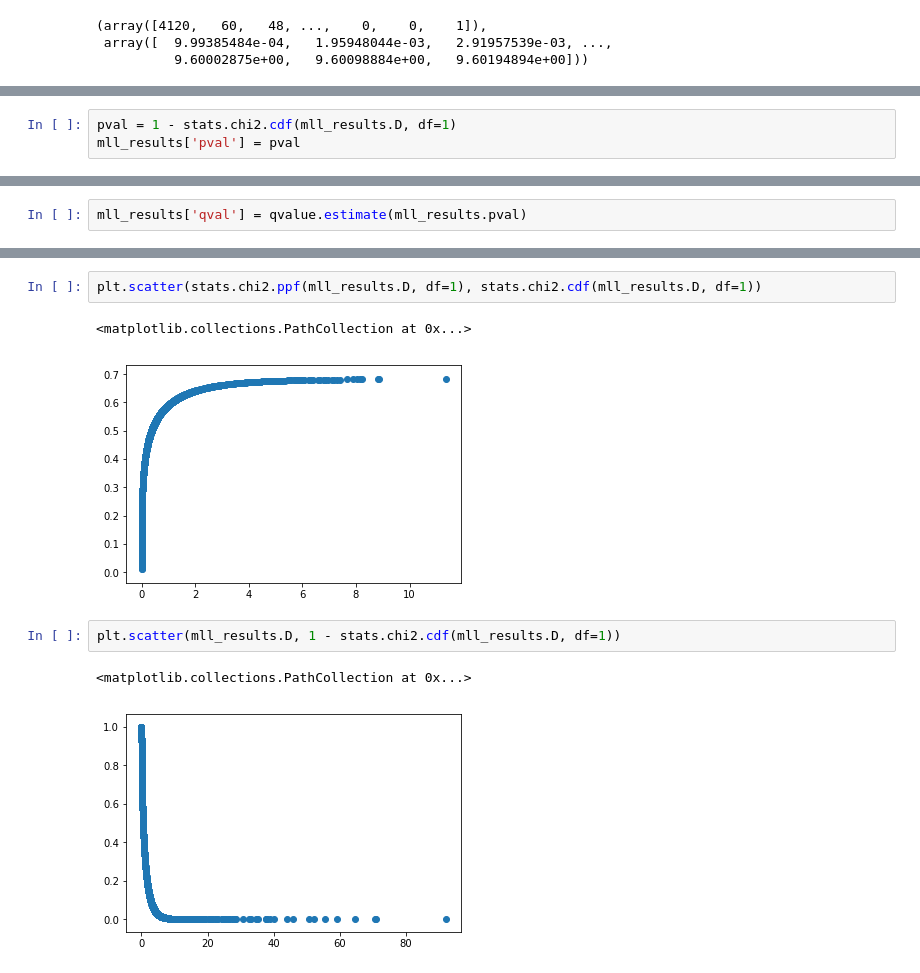
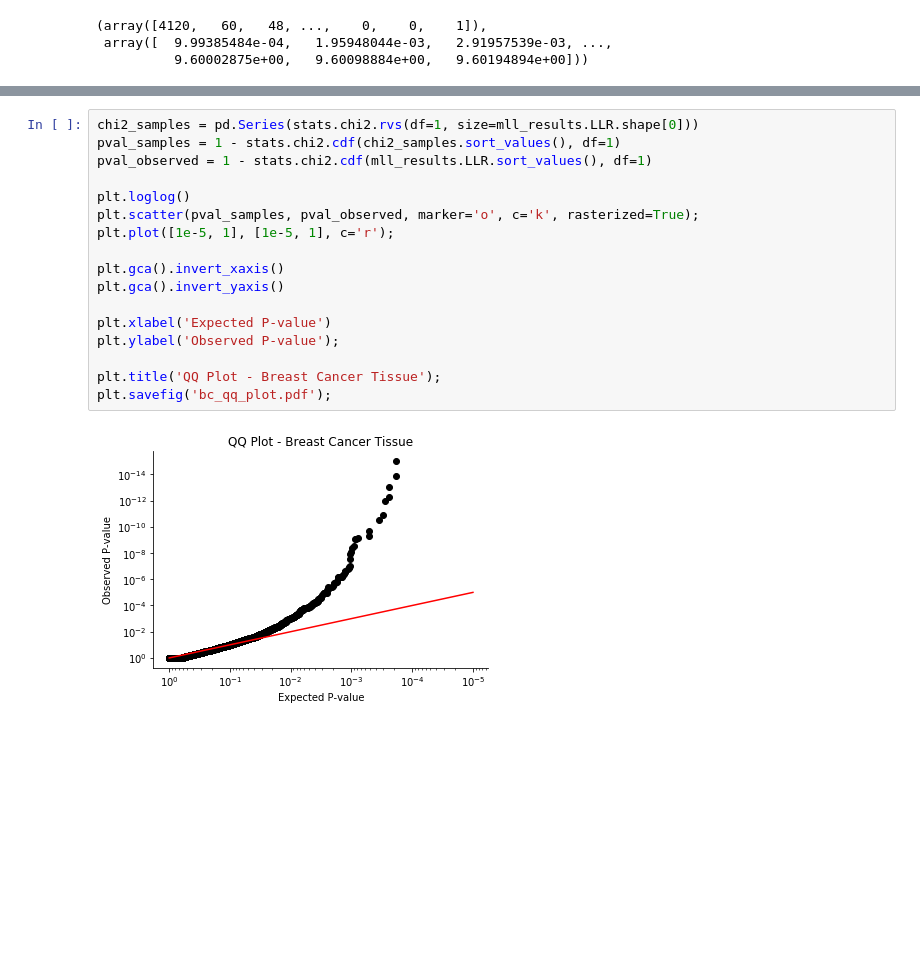
Before and after one commit to Teichlab/SpatialDE, a Jupyter notebook: Analysis/Theory/P-value estimation.ipynb, the cells around one changed output, grey strips where cells are left out. Cells and saved outputs as stored; diff of their text form; blank space fills up the shorter version.

```diff
--- a/Analysis/Theory/P-value estimation.ipynb
+++ b/Analysis/Theory/P-value estimation.ipynb
@@ -68,3 +56,0 @@ mll_results.shape
-# %%
-pval = 1 - stats.chi2.cdf(mll_results.D, df=1)
-mll_results['pval'] = pval
@@ -73,2 +56,0 @@ import qvalue
-# %%
-mll_results['qval'] = qvalue.estimate(mll_results.pval)
@@ -119,10 +57,19 @@ plt.ylim(ymin=1e-3);
-# %%
-plt.scatter(stats.chi2.ppf(mll_results.D, df=1), stats.chi2.cdf(mll_results.D, df=1))
-# %% [output]
-<matplotlib.collections.PathCollection at 0x...>
-[figure, removed]
-# %%
-plt.scatter(mll_results.D, 1 - stats.chi2.cdf(mll_results.D, df=1))
-# %% [output]
-<matplotlib.collections.PathCollection at 0x...>
-[figure, removed]
+# %%
+chi2_samples = pd.Series(stats.chi2.rvs(df=1, size=mll_results.LLR.shape[0]))
+pval_samples = 1 - stats.chi2.cdf(chi2_samples.sort_values(), df=1)
+pval_observed = 1 - stats.chi2.cdf(mll_results.LLR.sort_values(), df=1)
+
+plt.loglog()
+plt.scatter(pval_samples, pval_observed, marker='o', c='k', rasterized=True);
+plt.plot([1e-5, 1], [1e-5, 1], c='r');
+
+plt.gca().invert_xaxis()
+plt.gca().invert_yaxis()
+
+plt.xlabel('Expected P-value')
+plt.ylabel('Observed P-value');
+
+plt.title('QQ Plot - Breast Cancer Tissue');
+plt.savefig('bc_qq_plot.pdf');
+# %% [output]
+[figure, added]
```
Also changed, not shown: parts of 17 cells of this notebook.
